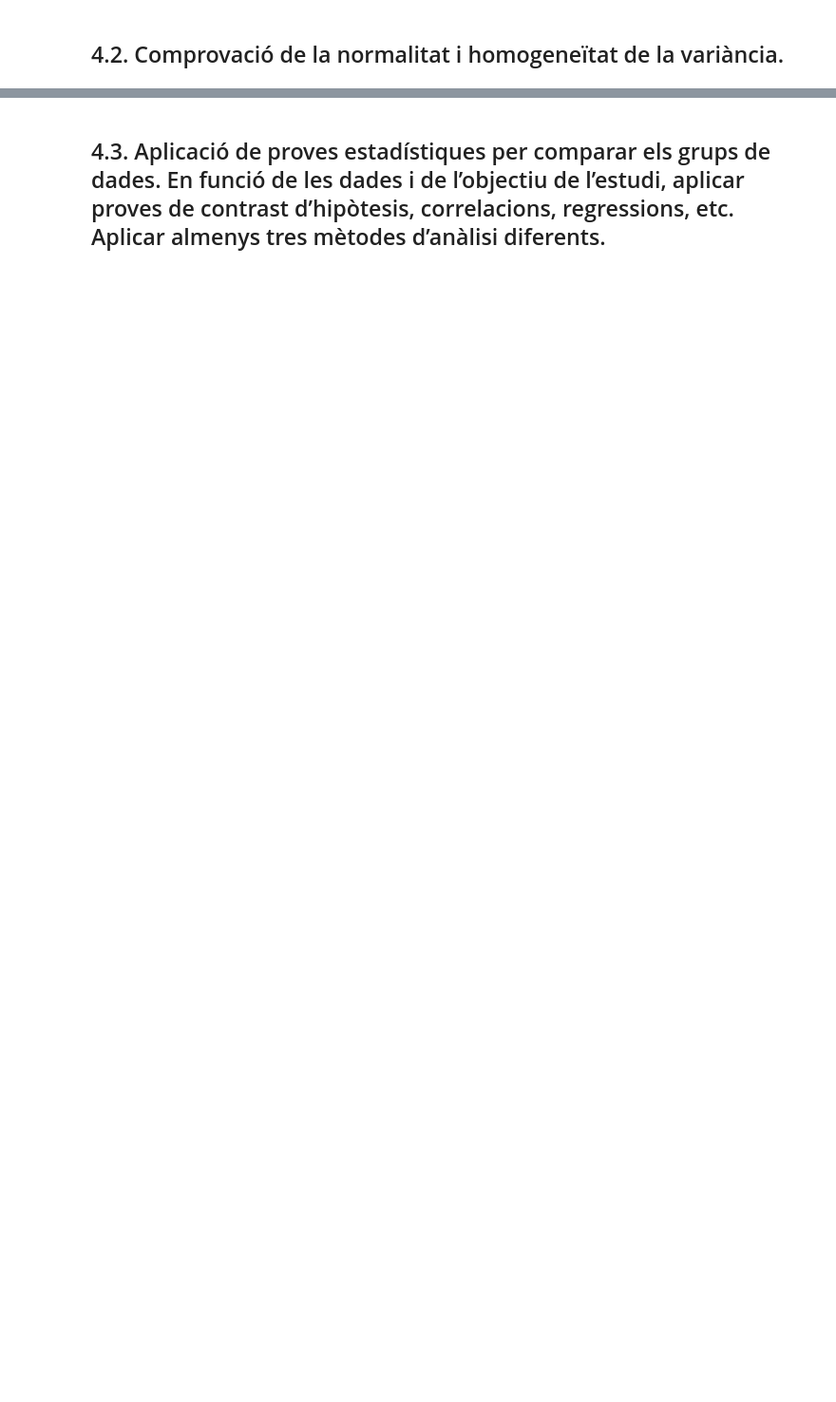
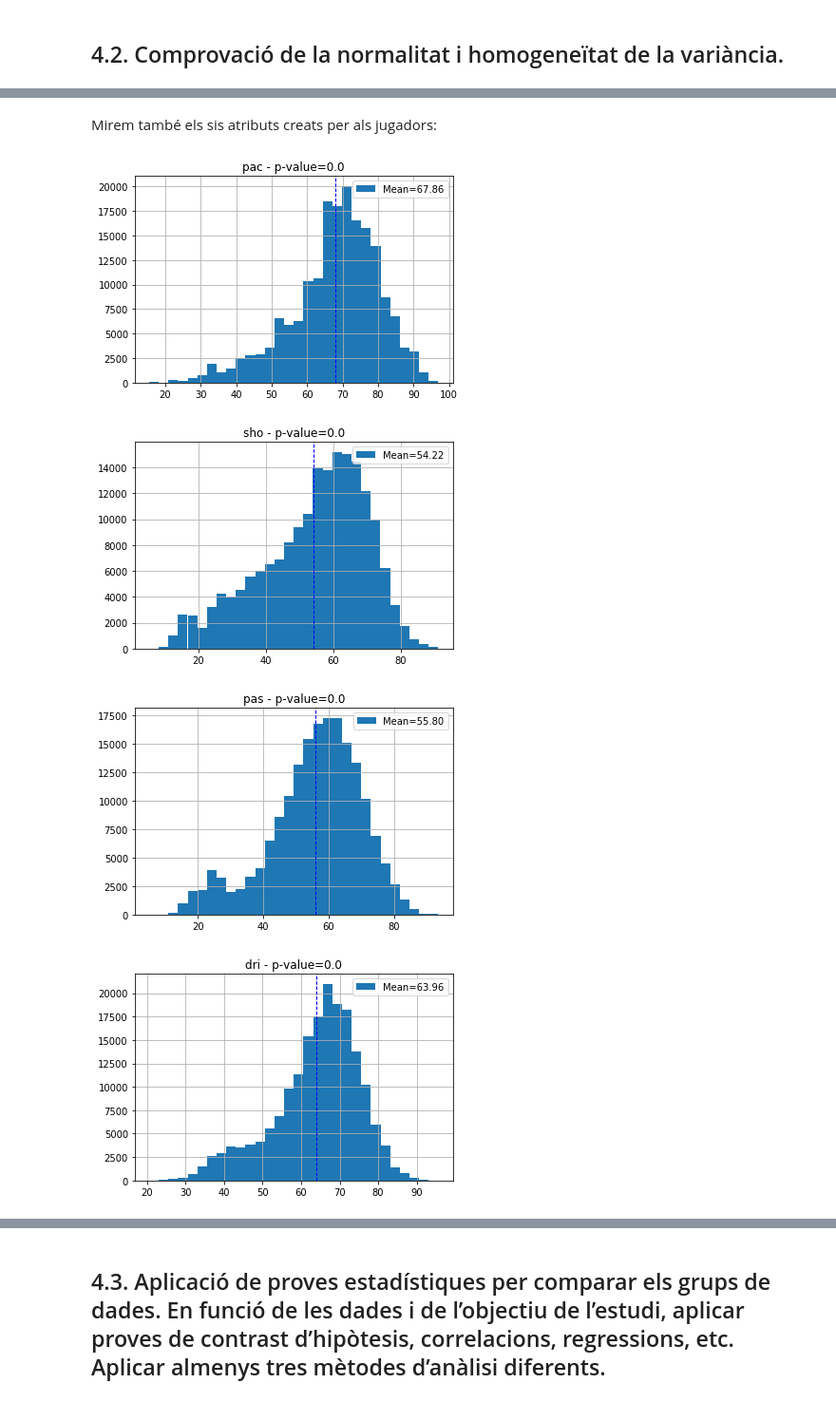
Before and after one commit to KRLSMolina/European-Soccer-Data, a Jupyter notebook: european-soccer-data-analysis.ipynb, the cells around one changed output, grey strips where cells are left out. Shown at 95% size. Saved outputs shown, nothing was run; the diff lists cells and outputs as text; code cells hidden in the pictures; blank space fills up the shorter version.

```diff
--- a/european-soccer-data-analysis.ipynb
+++ b/european-soccer-data-analysis.ipynb
@@ -68,13 +68,4 @@ df_player_attributes = pd.read_sql_query(query_player_attributes, conn)
 df_team = pd.read_sql_query(query_team, conn)
 df_team_attributes = pd.read_sql_query(query_team_attributes, conn)
 conn.close()
-# %%
-# Afegim les especificacions comuns amb les que es representen les caracteristiques dels jugadors al joc FIFA
-# Font: https://sofifa.com/player/176580/luis-suarez/160006/?attr=fut
-df_player_attributes['pac'] = df_player_attributes[['acceleration','sprint_speed']].mean(axis=1)
-df_player_attributes['sho'] = df_player_attributes[['positioning','finishing','shot_power','long_shots','volleys','penalties']].mean(axis=1)
-df_player_attributes['pas'] = df_player_attributes[['vision','crossing','free_kick_accuracy','short_passing','long_passing','curve']].mean(axis=1)
-df_player_attributes['dri'] = df_player_attributes[['agility','balance','reactions','ball_control','dribbling']].mean(axis=1)
-df_player_attributes['def'] = df_player_attributes[['interceptions','heading_accuracy','marking','standing_tackle','sliding_tackle']].mean(axis=1)
-df_player_attributes['phy'] = df_player_attributes[['jumping','stamina','strength','aggression']].mean(axis=1)
 # %% [markdown]
@@ -297,0 +296,8 @@ df_match_players
+# %%
+# inputem valors nuls
+df_player_attributes_imputed = df_player_attributes.set_index('player_api_id').iloc[:,8:]
+imp = IterativeImputer(max_iter=10, random_state=0)
+df_player_attributes_imputed = pd.DataFrame(imp.fit_transform(df_player_attributes_imputed),
+                                            columns=df_player_attributes_imputed.columns,
+                                            index=df_player_attributes_imputed.index
+                                            )
@@ -298,2 +332,10 @@ df_match_players
+# %%
+# Font: https://sofifa.com/player/176580/luis-suarez/160006/?attr=fut
+df_player_attributes_imputed['pac'] = df_player_attributes_imputed[['acceleration','sprint_speed']].mean(axis=1)
+df_player_attributes_imputed['sho'] = df_player_attributes_imputed[['positioning','finishing','shot_power','long_shots','volleys','penalties']].mean(axis=1)
+df_player_attributes_imputed['pas'] = df_player_attributes_imputed[['vision','crossing','free_kick_accuracy','short_passing','long_passing','curve']].mean(axis=1)
+df_player_attributes_imputed['dri'] = df_player_attributes_imputed[['agility','balance','reactions','ball_control','dribbling']].mean(axis=1)
+df_player_attributes_imputed['def'] = df_player_attributes_imputed[['interceptions','heading_accuracy','marking','standing_tackle','sliding_tackle']].mean(axis=1)
+df_player_attributes_imputed['phy'] = df_player_attributes_imputed[['jumping','stamina','strength','aggression']].mean(axis=1)
 # %% [markdown]
 ## 3.2. Identificació i tractament de valors extrems.
@@ -305,0 +479,15 @@ df_match_players
+# %% [markdown]
+Mirem també els sis atributs creats per als jugadors:
+# %%
+df_player_attributes_imputed
+for qual in ['pac','sho','pas','dri','def','phy']:
+  plt.figure()
+  df_player_attributes_imputed[qual].hist(bins=30, label='Mean='+str("{:2.2f}".format(df_player_attributes_imputed[qual].mean())))
+  plt.axvline(df_player_attributes_imputed[qual].mean(), color='blue', linestyle='dashed', linewidth=1)
+  plt.title('{} - p-value={}'.format(qual, stats.shapiro(df_player_attributes_imputed[qual])[1]))
+  plt.legend(loc='upper right')
+# %% [output]
+[figure, added]
+[figure, added]
+[figure, added]
+[figure, added]
```
Also changed, not shown: parts of 96 cells of this notebook.
